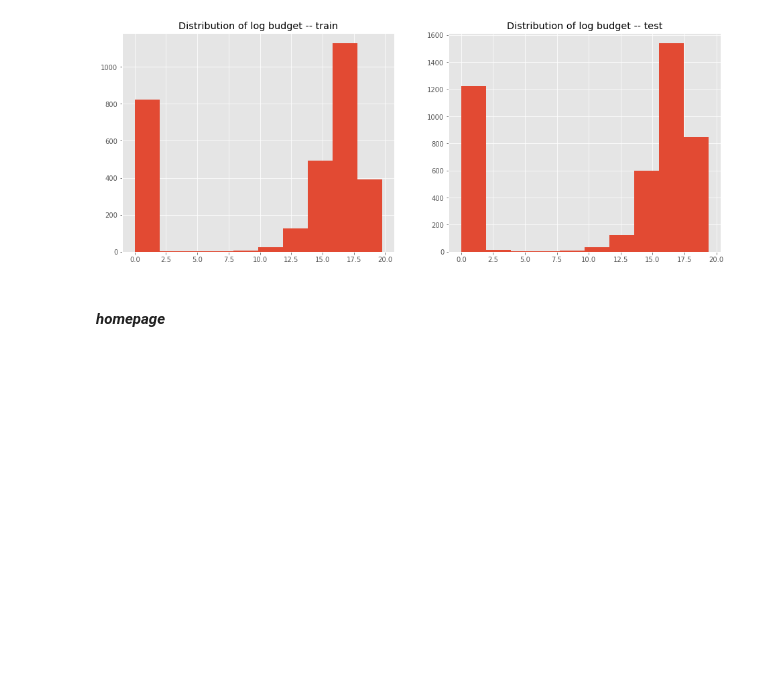
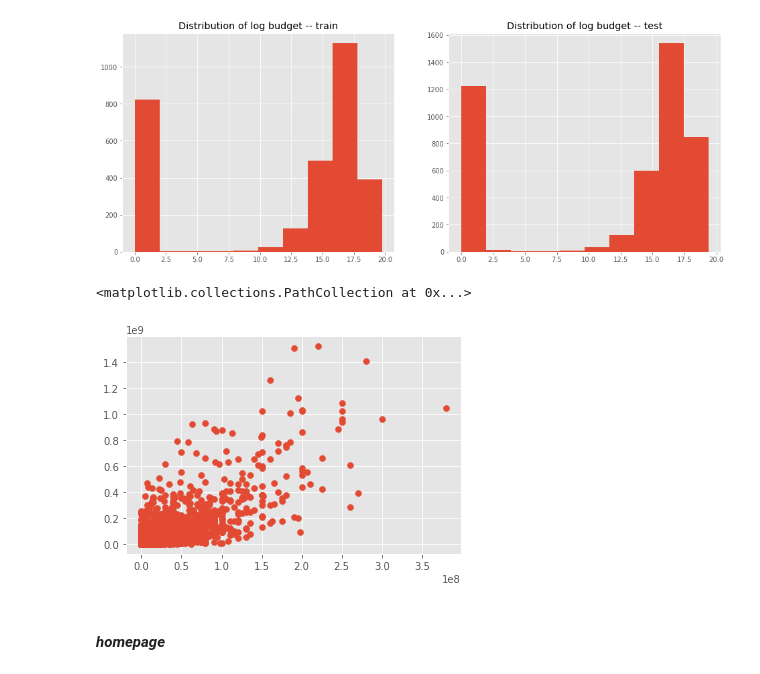
Before and after one commit to zzzzzzhy0607/TMDB-Box-Office-Prediction, a Jupyter notebook: EDA--Part2.ipynb, the cells around one changed output. Drawn from its saved outputs; the diff is of its cells as text; code cells hidden in the pictures; blank space fills up the shorter version.

```diff
--- a/EDA--Part2.ipynb
+++ b/EDA--Part2.ipynb
@@ -169,6 +169,12 @@ plt.hist(test['log_budget']);
 plt.title('Distribution of log budget -- test');
 # %% [output]
 [figure]
+# %%
+# scatter plot of budget and revenue
+plt.scatter(train['budget'], train['revenue'])
+# %% [output]
+<matplotlib.collections.PathCollection at 0x...>
+[figure, added]
 # %% [markdown]
 #### *homepage*
 # %% [markdown]
```
Also changed, not shown: parts of 23 cells of this notebook.
